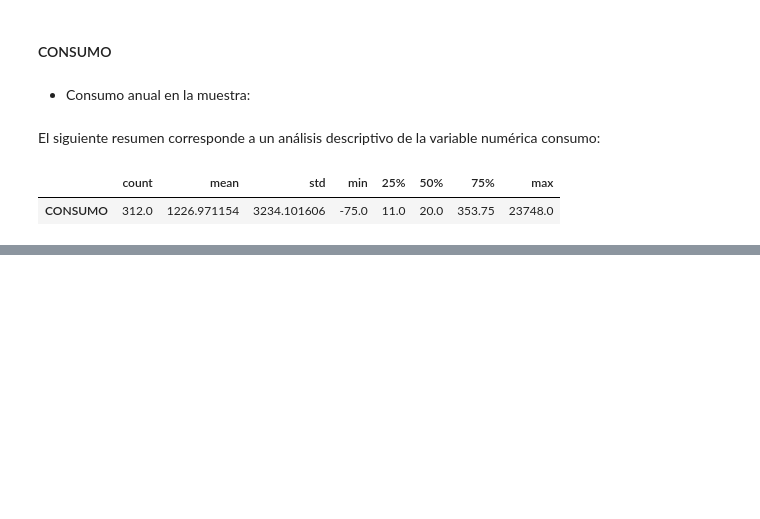
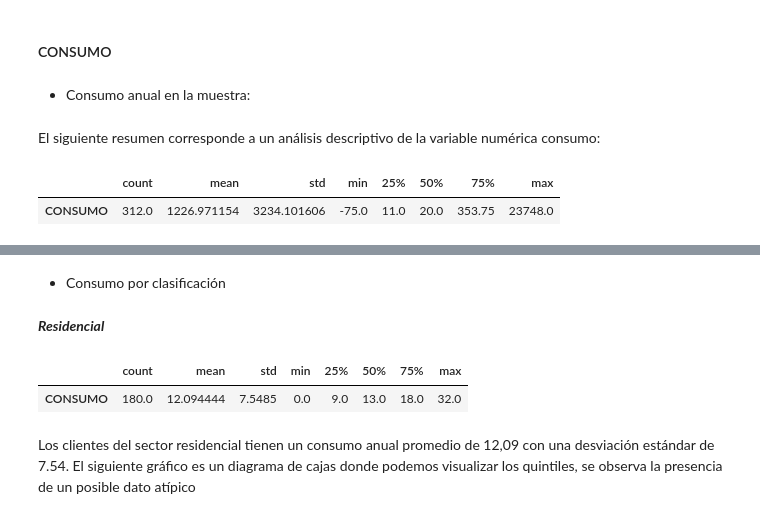
Before and after one commit to vanebertel/PRUEBA_GASES, a Jupyter notebook: _sources/notebooks.ipynb, the cells around one changed output, grey strips where cells are left out. Cells and saved outputs as stored; diff of their text form; code cells hidden in the pictures; blank space fills up the shorter version.

```diff
--- a/_sources/notebooks.ipynb
+++ b/_sources/notebooks.ipynb
@@ -225,0 +253,12 @@ pd.DataFrame(DATOS['CONSUMO'].describe()).T
+# %% [markdown]
+- Consumo por clasificación
+# %% [markdown]
+***Residencial***
+# %%
+consumo_residencial=DATOS[['CONSUMO','CLASIFICACION']][DATOS['CLASIFICACION']=='RESIDENCIAL']
+pd.DataFrame(consumo_residencial['CONSUMO'].describe()).T
+# %% [output]
+|  | count | mean | std | min | 25% | 50% | 75% | max |
+| CONSUMO | 180.0 | 12.094444 | 7.5485 | 0.0 | 9.0 | 13.0 | 18.0 | 32.0 |
+# %% [markdown]
+Los clientes del sector residencial tienen un consumo anual promedio de 12,09 con una desviación estándar de 7.54. El siguiente gráfico es un diagrama de cajas donde podemos visualizar los quintiles, se observa la presencia de un posible dato atípico
```
Also changed, not shown: parts of 17 cells of this notebook, 3 other files.
